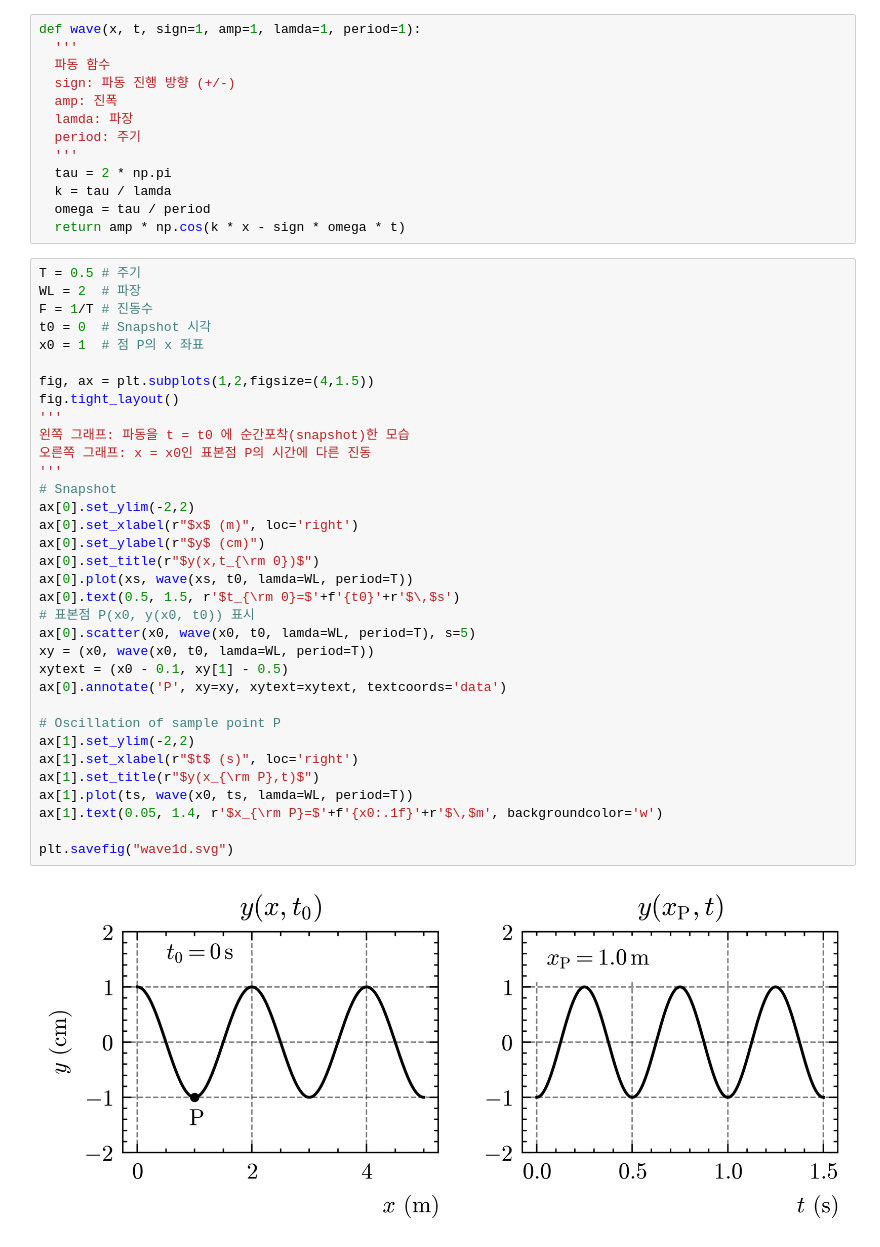
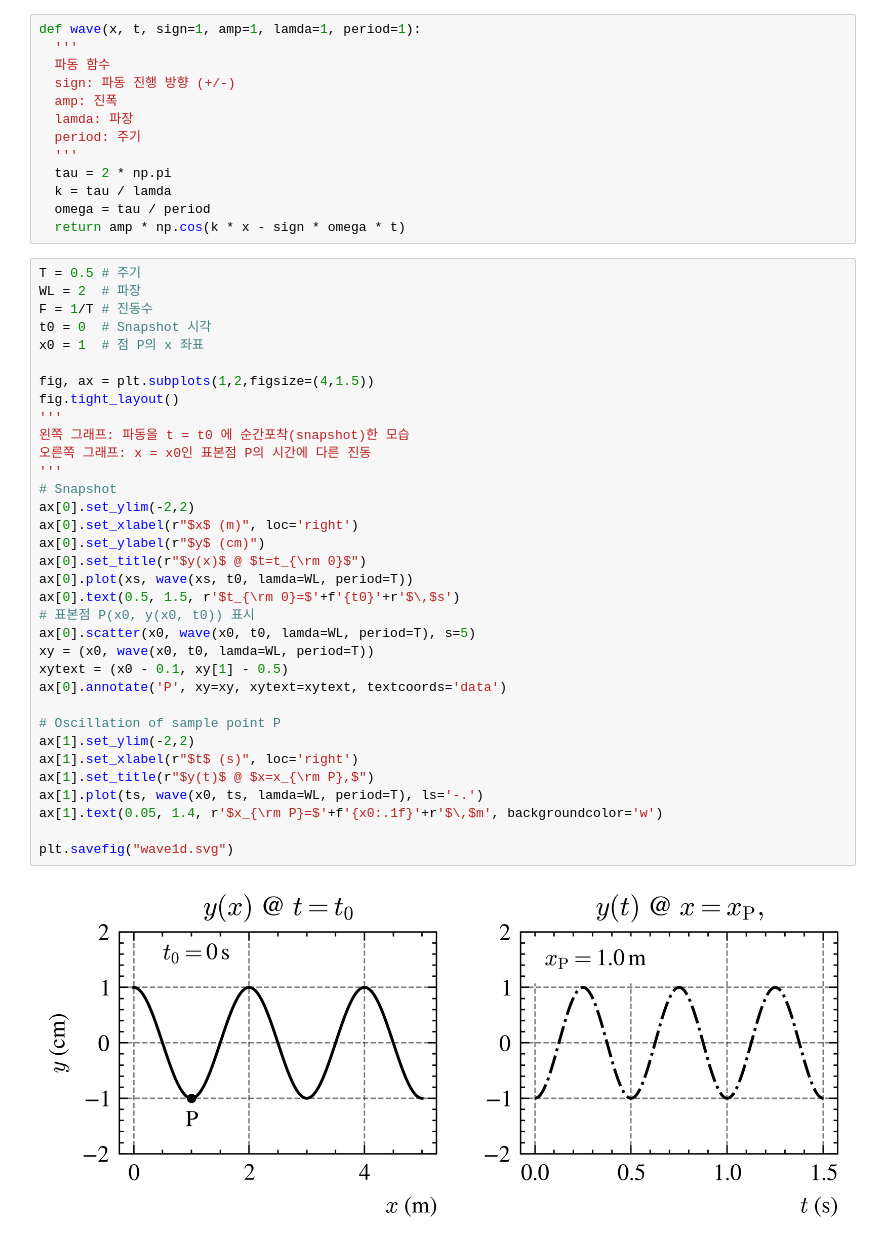
Before and after one commit to mingshey/python_wave, a Jupyter notebook: Wave1D.ipynb, the cells around one changed output. Cells and saved outputs as stored; diff of their text form.

```diff
--- a/Wave1D.ipynb
+++ b/Wave1D.ipynb
@@ -46,34 +50,34 @@ T = 0.5 # 주기
 WL = 2  # 파장
 F = 1/T # 진동수
 t0 = 0  # Snapshot 시각
 x0 = 1  # 점 P의 x 좌표
 
 fig, ax = plt.subplots(1,2,figsize=(4,1.5))
 fig.tight_layout()
 '''
 왼쪽 그래프: 파동을 t = t0 에 순간포착(snapshot)한 모습
 오른쪽 그래프: x = x0인 표본점 P의 시간에 다른 진동
 '''
 # Snapshot
 ax[0].set_ylim(-2,2)
 ax[0].set_xlabel(r"$x$ (m)", loc='right')
 ax[0].set_ylabel(r"$y$ (cm)")
-ax[0].set_title(r"$y(x,t_{\rm 0})$")
+ax[0].set_title(r"$y(x)$ @ $t=t_{\rm 0}$")
 ax[0].plot(xs, wave(xs, t0, lamda=WL, period=T))
 ax[0].text(0.5, 1.5, r'$t_{\rm 0}=$'+f'{t0}'+r'$\,$s')
 # 표본점 P(x0, y(x0, t0)) 표시
 ax[0].scatter(x0, wave(x0, t0, lamda=WL, period=T), s=5)
 xy = (x0, wave(x0, t0, lamda=WL, period=T))
 xytext = (x0 - 0.1, xy[1] - 0.5)
 ax[0].annotate('P', xy=xy, xytext=xytext, textcoords='data')
 
 # Oscillation of sample point P
 ax[1].set_ylim(-2,2)
 ax[1].set_xlabel(r"$t$ (s)", loc='right')
-ax[1].set_title(r"$y(x_{\rm P},t)$")
-ax[1].plot(ts, wave(x0, ts, lamda=WL, period=T))
+ax[1].set_title(r"$y(t)$ @ $x=x_{\rm P},$")
+ax[1].plot(ts, wave(x0, ts, lamda=WL, period=T), ls='-.')
 ax[1].text(0.05, 1.4, r'$x_{\rm P}=$'+f'{x0:.1f}'+r'$\,$m', backgroundcolor='w')
 
 plt.savefig("wave1d.svg")
 # %% [output]
-[figure, old version]
+[figure, new version]
```
Also changed, not shown: parts of 1 cell of this notebook.
